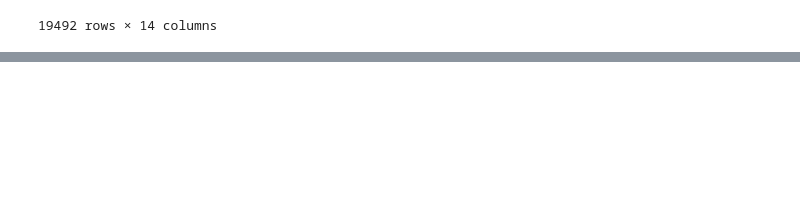
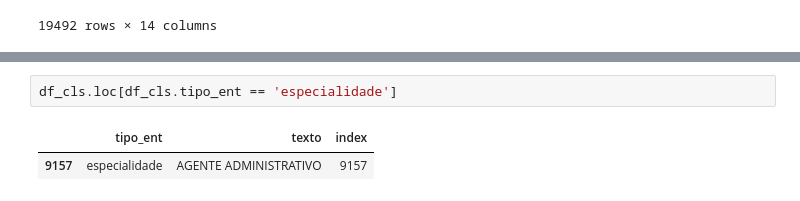
Before and after one commit to UnB-KnEDLe/experiments, a Jupyter notebook: members/matheus/agreement/agreement_XML_to_CSV.ipynb, the cells around one changed output, grey strips where cells are left out. Drawn from its saved outputs; the diff is of its cells as text; blank space fills up the shorter version.

```diff
--- a/members/matheus/agreement/agreement_XML_to_CSV.ipynb
+++ b/members/matheus/agreement/agreement_XML_to_CSV.ipynb
@@ -805,0 +1105,5 @@ df
+# %%
+df_cls.loc[df_cls.tipo_ent == 'especialidade']
+# %% [output]
+|  | tipo_ent | texto | index |
+| 9157 | especialidade | AGENTE ADMINISTRATIVO | 9157 |
```
Also changed, not shown: parts of 72 cells of this notebook.
